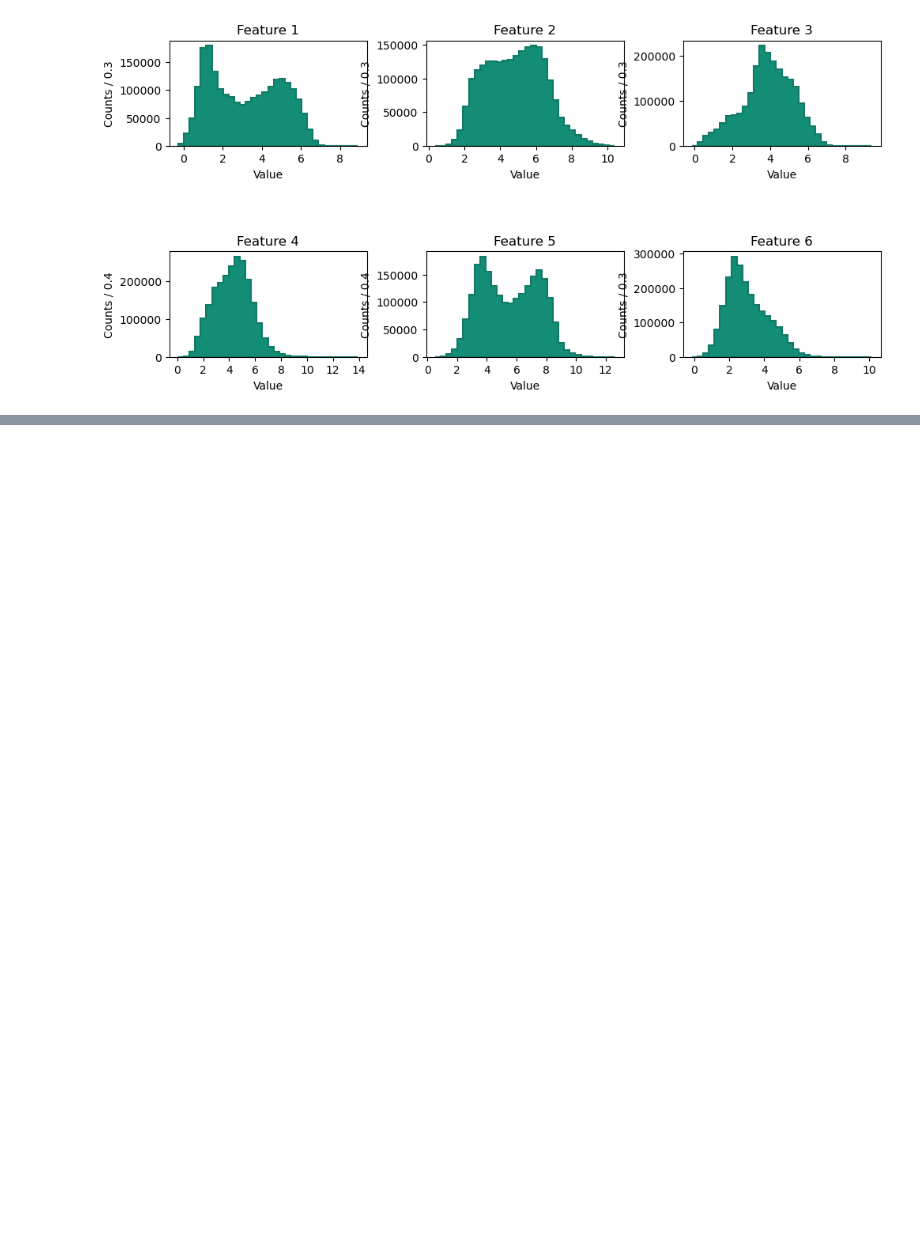
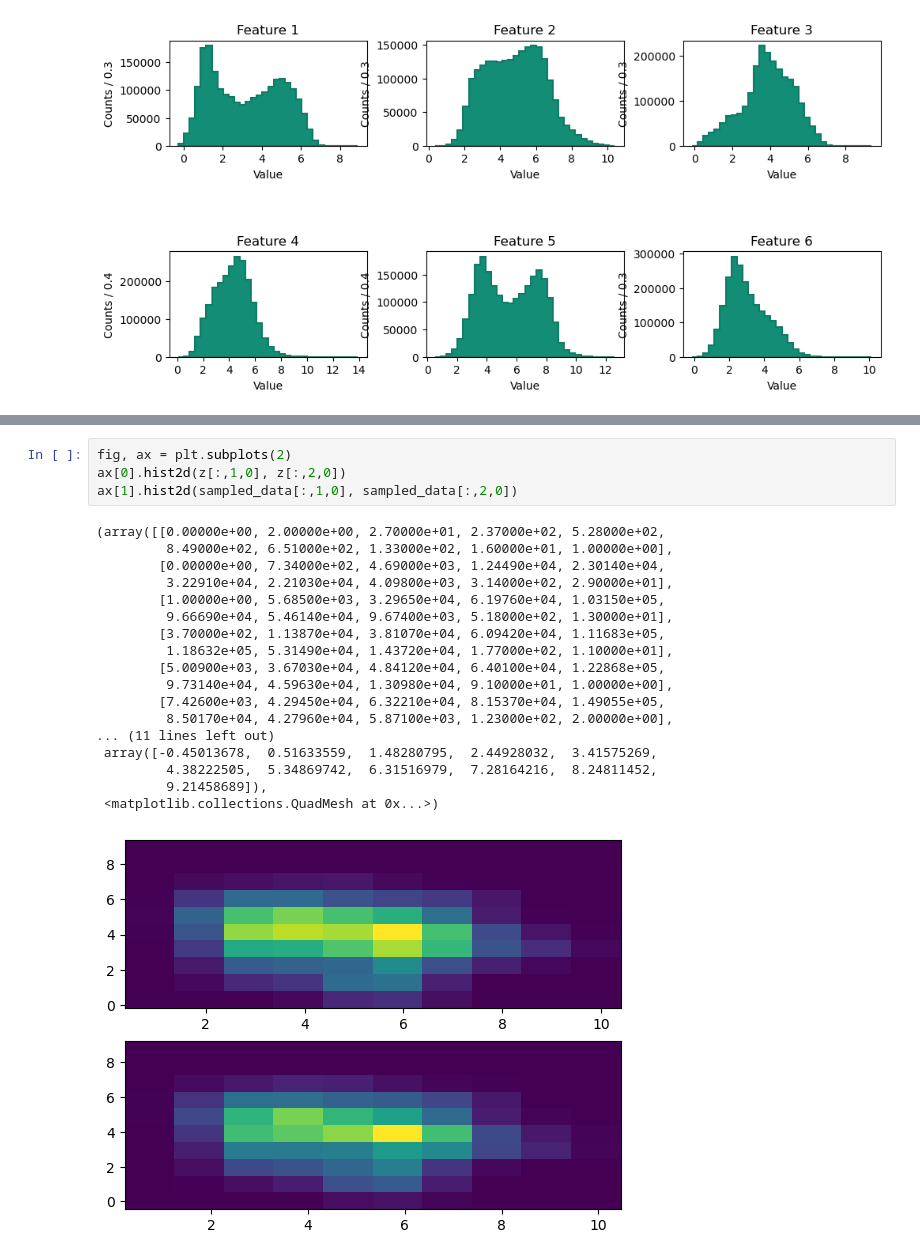
Before and after one commit to javivilladamigo/euclidean-multijet, a Jupyter notebook: python/analysis/fitting-activations_1Dmarginals.ipynb, the cells around one changed output, grey strips where cells are left out. Saved outputs shown, nothing was run; the diff lists cells and outputs as text; blank space fills up the shorter version.

```diff
--- a/python/analysis/fitting-activations_1Dmarginals.ipynb
+++ b/python/analysis/fitting-activations_1Dmarginals.ipynb
@@ -176,0 +229,23 @@ plt.hist(sampled_values, bins = b, color = "red", density = False, alpha = 0.2)
+# %%
+fig, ax = plt.subplots(2)
+ax[0].hist2d(z[:,1,0], z[:,2,0])
+ax[1].hist2d(sampled_data[:,1,0], sampled_data[:,2,0])
+# %% [output]
+(array([[0.00000e+00, 2.00000e+00, 2.70000e+01, 2.37000e+02, 5.28000e+02,
+         8.49000e+02, 6.51000e+02, 1.33000e+02, 1.60000e+01, 1.00000e+00],
+        [0.00000e+00, 7.34000e+02, 4.69000e+03, 1.24490e+04, 2.30140e+04,
+         3.22910e+04, 2.21030e+04, 4.09800e+03, 3.14000e+02, 2.90000e+01],
+        [1.00000e+00, 5.68500e+03, 3.29650e+04, 6.19760e+04, 1.03150e+05,
+         9.66690e+04, 5.46140e+04, 9.67400e+03, 5.18000e+02, 1.30000e+01],
+        [3.70000e+02, 1.13870e+04, 3.81070e+04, 6.09420e+04, 1.11683e+05,
+         1.18632e+05, 5.31490e+04, 1.43720e+04, 1.77000e+02, 1.10000e+01],
+        [5.00900e+03, 3.67030e+04, 4.84120e+04, 6.40100e+04, 1.22868e+05,
+         9.73140e+04, 4.59630e+04, 1.30980e+04, 9.10000e+01, 1.00000e+00],
+        [7.42600e+03, 4.29450e+04, 6.32210e+04, 8.15370e+04, 1.49055e+05,
+         8.50170e+04, 4.27960e+04, 5.87100e+03, 1.23000e+02, 2.00000e+00],
+... (11 lines left out)
+ array([-0.45013678,  0.51633559,  1.48280795,  2.44928032,  3.41575269,
+         4.38222505,  5.34869742,  6.31516979,  7.28164216,  8.24811452,
+         9.21458689]),
+ <matplotlib.collections.QuadMesh at 0x...>)
+[figure, added]
```
Also changed, not shown: parts of 13 cells of this notebook.
